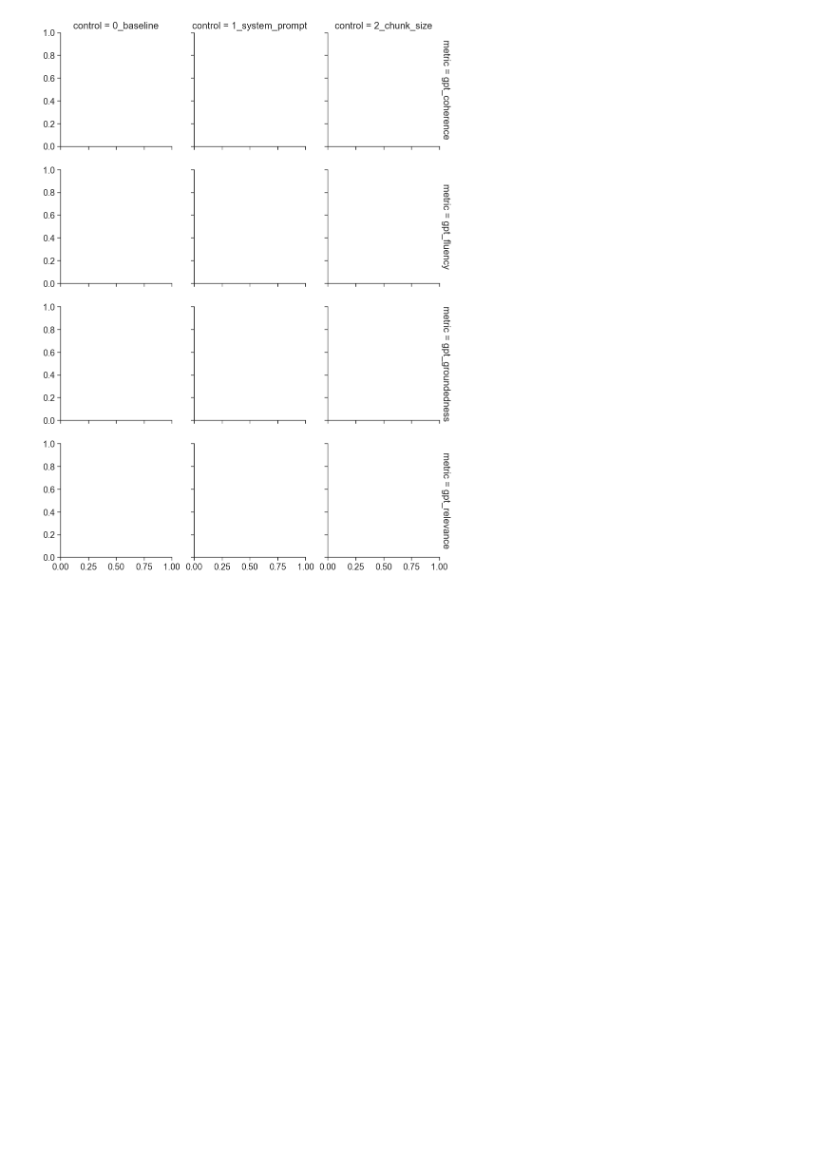
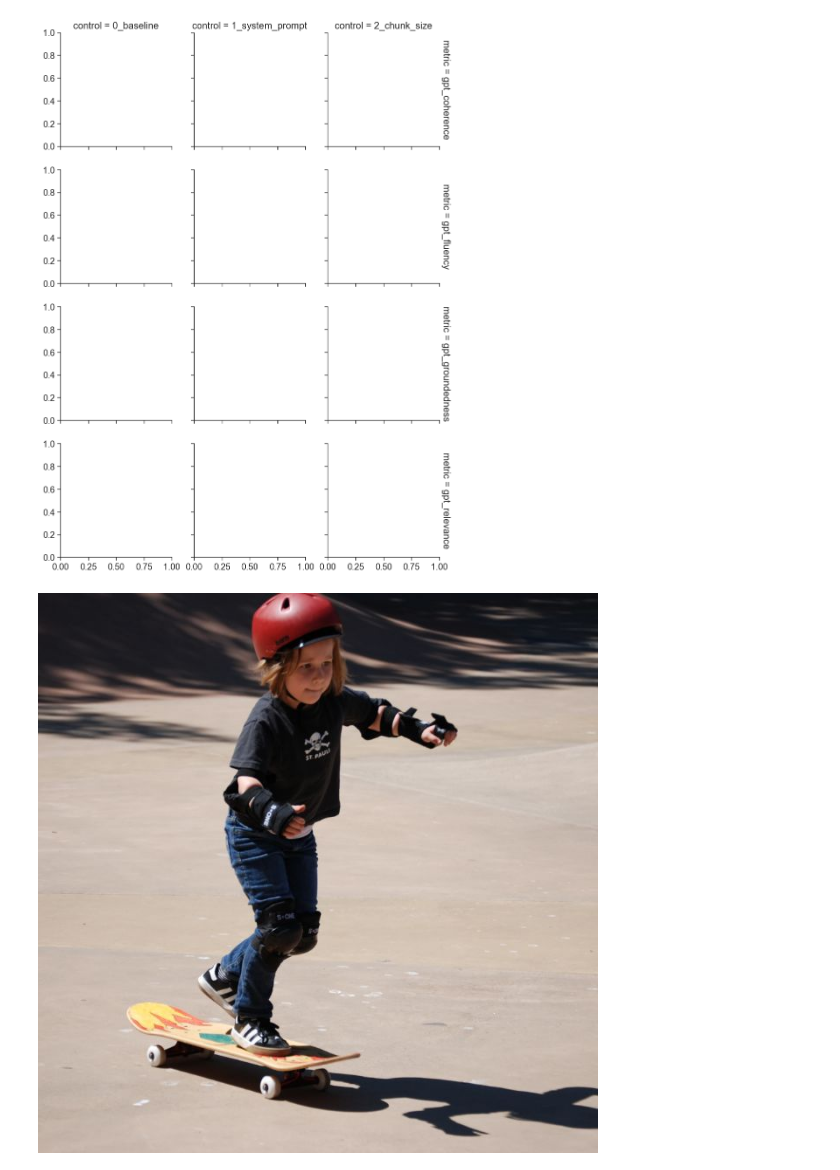
Before and after one commit to bstollnitz/rag-promptflow, a Jupyter notebook: data/eval/stats.ipynb, the cells around one changed output. Drawn from its saved outputs; the diff is of its cells as text; code cells hidden in the pictures; blank space fills up the shorter version.

```diff
--- a/data/eval/stats.ipynb
+++ b/data/eval/stats.ipynb
@@ -202,3 +202,9 @@ plt.savefig('change.png')
 # %% [output]
 TypeError: seaborn.categorical.barplot() got multiple values for keyword argument 'x'
 [figure]
+# %%
+IMAGE_PATH = "Photo.jpg"
+from IPython.display import Image
+Image(filename=IMAGE_PATH)
+# %% [output]
+[figure, added]
```
Also changed, not shown: parts of 2 cells of this notebook, 15 other files.
